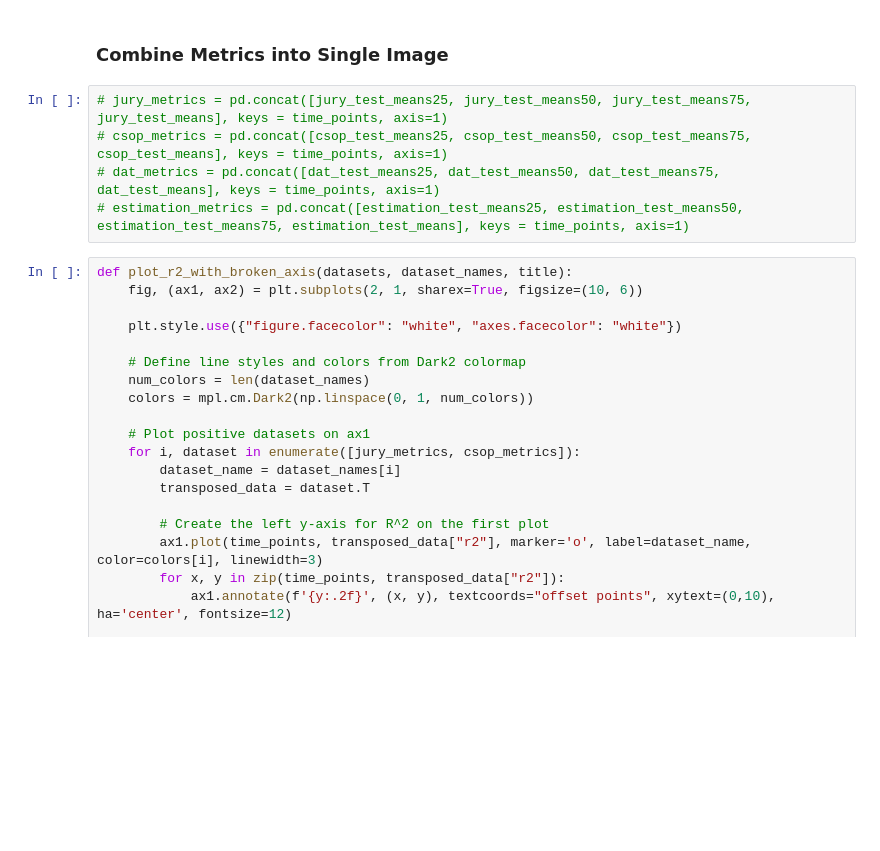
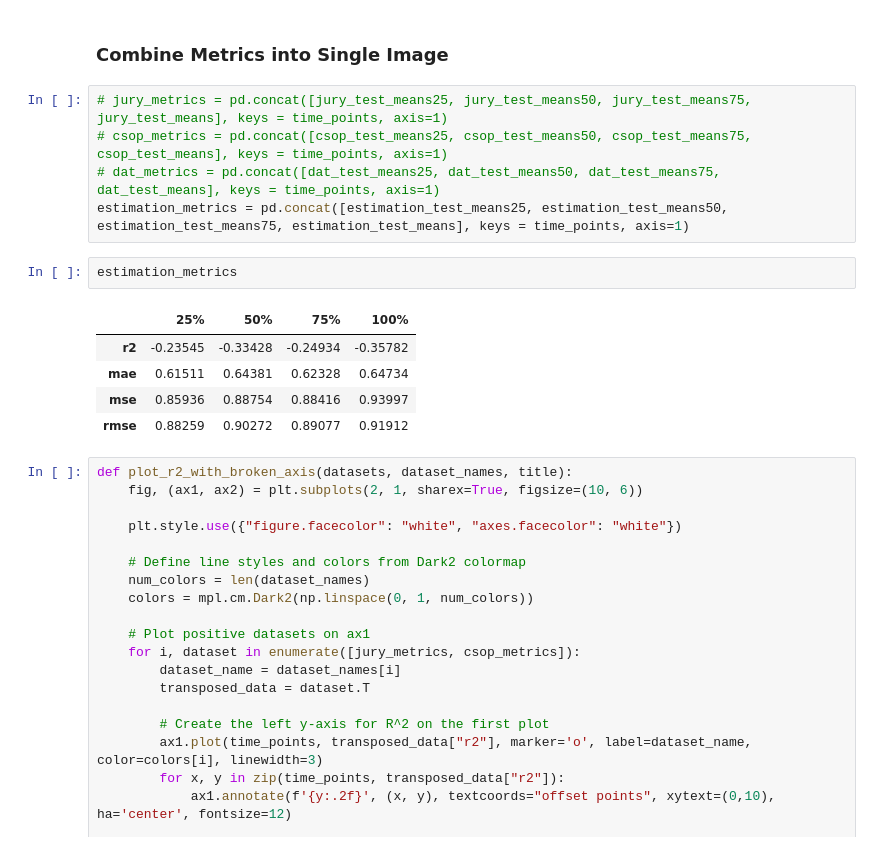
Before and after one commit to Watts-Lab/team_comm_tools, a Jupyter notebook: feature_engine/model/model_new_estimation_cv.ipynb, the cells around one changed output. Cells and saved outputs as stored; diff of their text form; blank space fills up the shorter version.

```diff
--- a/feature_engine/model/model_new_estimation_cv.ipynb
+++ b/feature_engine/model/model_new_estimation_cv.ipynb
@@ -380,7 +380,15 @@ pd.concat([estimation_shap_cor_means25, estimation_shap_cor_means50, estimation_
 # jury_metrics = pd.concat([jury_test_means25, jury_test_means50, jury_test_means75, jury_test_means], keys = time_points, axis=1)
 # csop_metrics = pd.concat([csop_test_means25, csop_test_means50, csop_test_means75, csop_test_means], keys = time_points, axis=1)
 # dat_metrics = pd.concat([dat_test_means25, dat_test_means50, dat_test_means75, dat_test_means], keys = time_points, axis=1)
-# estimation_metrics = pd.concat([estimation_test_means25, estimation_test_means50, estimation_test_means75, estimation_test_means], keys = time_points, axis=1)
+estimation_metrics = pd.concat([estimation_test_means25, estimation_test_means50, estimation_test_means75, estimation_test_means], keys = time_points, axis=1)
+# %%
+estimation_metrics
+# %% [output]
+|  | 25% | 50% | 75% | 100% |
+| r2 | -0.23545 | -0.33428 | -0.24934 | -0.35782 |
+| mae | 0.61511 | 0.64381 | 0.62328 | 0.64734 |
+| mse | 0.85936 | 0.88754 | 0.88416 | 0.93997 |
+| rmse | 0.88259 | 0.90272 | 0.89077 | 0.91912 |
 # %%
 def plot_r2_with_broken_axis(datasets, dataset_names, title):
     fig, (ax1, ax2) = plt.subplots(2, 1, sharex=True, figsize=(10, 6))
```
Also changed, not shown: parts of 2 cells of this notebook, 25 other files.
